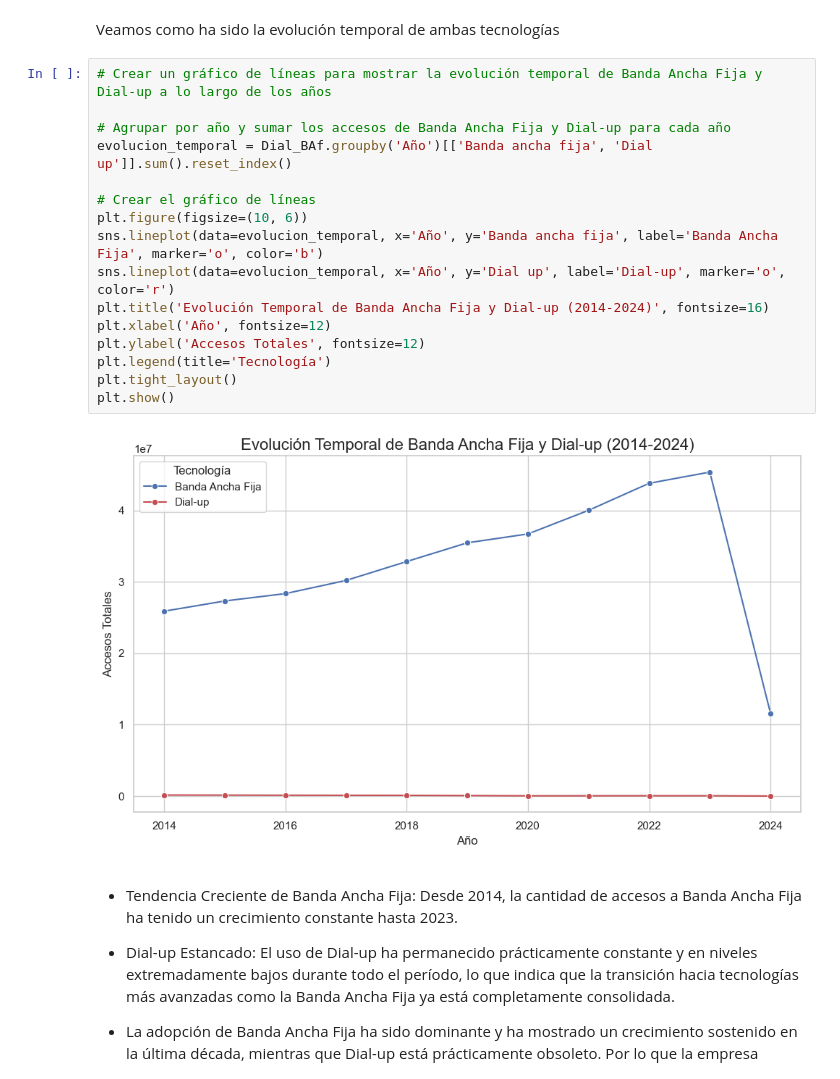
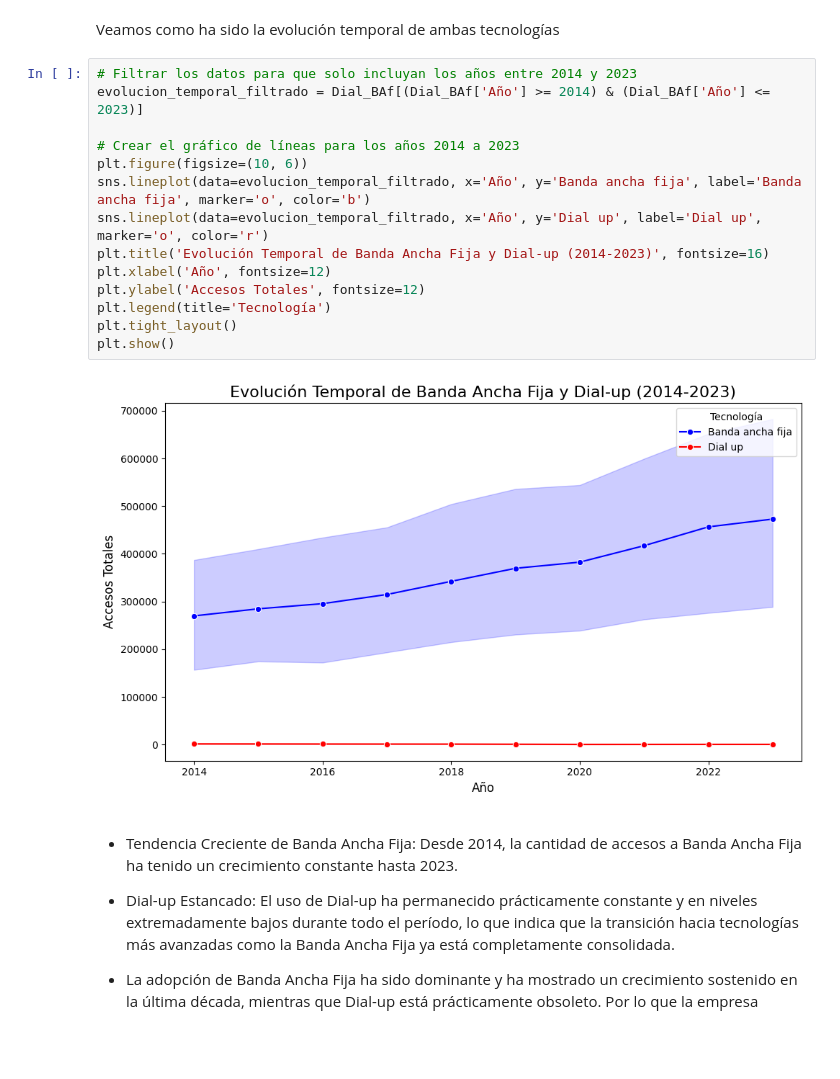
Before and after one commit to Melbutus/Data_Analyst_Telecomunicaciones, a Jupyter notebook: EDA.ipynb, the cells around one changed output. Cells and saved outputs as stored; diff of their text form; blank space fills up the shorter version.

```diff
--- a/EDA.ipynb
+++ b/EDA.ipynb
@@ -712,23 +727,21 @@ Las empresas de telecomunicaciones podrían enfocarse en áreas específicas don
 # %% [markdown]
 Veamos como ha sido la evolución temporal de ambas tecnologías
 # %%
-# Crear un gráfico de líneas para mostrar la evolución temporal de Banda Ancha Fija y Dial-up a lo largo de los años
+# Filtrar los datos para que solo incluyan los años entre 2014 y 2023
+evolucion_temporal_filtrado = Dial_BAf[(Dial_BAf['Año'] >= 2014) & (Dial_BAf['Año'] <= 2023)]
 
-# Agrupar por año y sumar los accesos de Banda Ancha Fija y Dial-up para cada año
-evolucion_temporal = Dial_BAf.groupby('Año')[['Banda ancha fija', 'Dial up']].sum().reset_index()
-
-# Crear el gráfico de líneas
+# Crear el gráfico de líneas para los años 2014 a 2023
 plt.figure(figsize=(10, 6))
-sns.lineplot(data=evolucion_temporal, x='Año', y='Banda ancha fija', label='Banda Ancha Fija', marker='o', color='b')
-sns.lineplot(data=evolucion_temporal, x='Año', y='Dial up', label='Dial-up', marker='o', color='r')
-plt.title('Evolución Temporal de Banda Ancha Fija y Dial-up (2014-2024)', fontsize=16)
+sns.lineplot(data=evolucion_temporal_filtrado, x='Año', y='Banda ancha fija', label='Banda ancha fija', marker='o', color='b')
+sns.lineplot(data=evolucion_temporal_filtrado, x='Año', y='Dial up', label='Dial up', marker='o', color='r')
+plt.title('Evolución Temporal de Banda Ancha Fija y Dial-up (2014-2023)', fontsize=16)
 plt.xlabel('Año', fontsize=12)
 plt.ylabel('Accesos Totales', fontsize=12)
 plt.legend(title='Tecnología')
 plt.tight_layout()
 plt.show()
 # %% [output]
-[figure, old version]
+[figure, new version]
 # %% [markdown]
 - Tendencia Creciente de Banda Ancha Fija: Desde 2014, la cantidad de accesos a Banda Ancha Fija ha tenido un crecimiento constante hasta 2023.
 - Dial-up Estancado: El uso de Dial-up ha permanecido prácticamente constante y en niveles extremadamente bajos durante todo el período, lo que indica que la transición hacia tecnologías más avanzadas como la Banda Ancha Fija ya está completamente consolidada.
```
Also changed, not shown: parts of 25 cells of this notebook.
